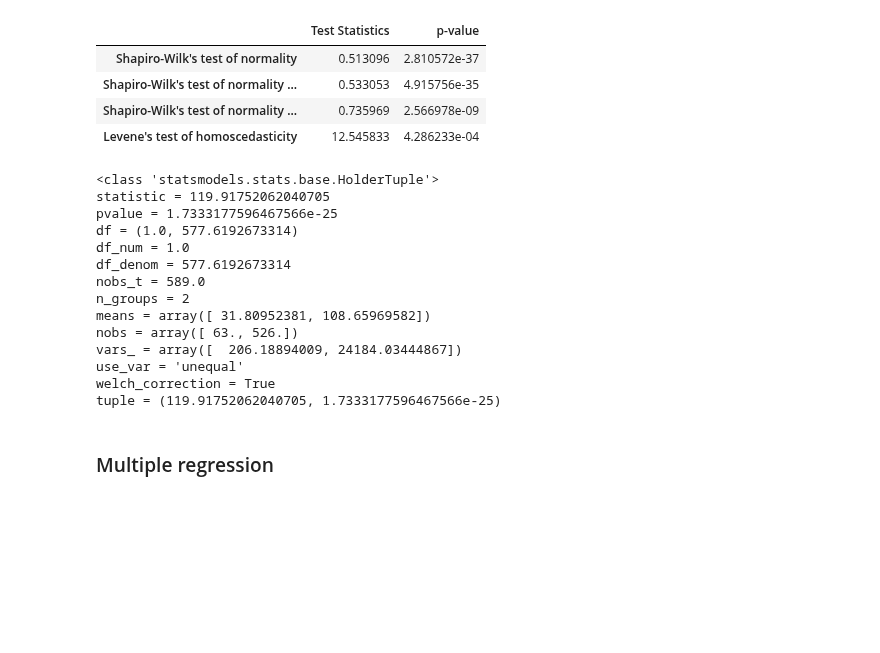
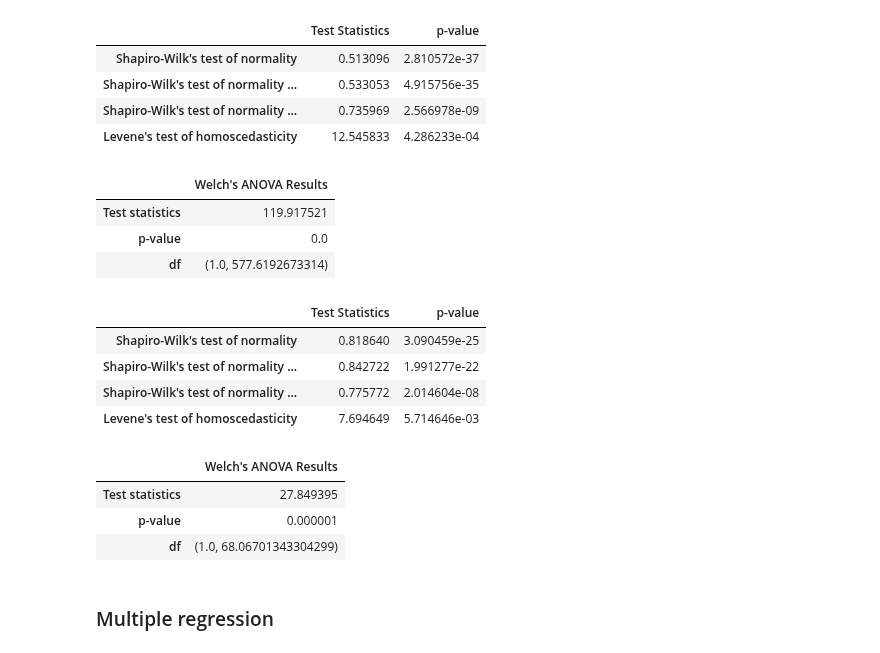
Before and after one commit to Ludougan123234/624-project, a Jupyter notebook: final.ipynb, the cells around one changed output. Cells and saved outputs as stored; diff of their text form; code cells hidden in the pictures; blank space fills up the shorter version.

```diff
--- a/final.ipynb
+++ b/final.ipynb
@@ -1200,29 +1212,68 @@ pd.DataFrame(
 | Shapiro-Wilk's test of normality ... | 0.533053 | 4.915756e-35 |
 | Shapiro-Wilk's test of normality ... | 0.735969 | 2.566978e-09 |
 | Levene's test of homoscedasticity | 12.545833 | 4.286233e-04 |
+# %%
+# Use Welch's ANOVA on the data since ANOVA's
+# normality and homoscedasticity are violated
+results = sm.stats.anova_oneway(
+    data=rucc_death_df["Deaths"],
+    groups=rucc_death_df["Rural"],
+    use_var="unequal",
+)
+
+# format the results and display it as a data frame
+pd.DataFrame({
+    "Test statistics": results.statistic,
+    "p-value": results.pvalue,
+    "df": [str(results.df)]
+}).T.rename(columns={0:"Welch's ANOVA Results"})
+# %% [output]
+|  | Welch's ANOVA Results |
+| Test statistics | 119.917521 |
+| p-value | 0.0 |
+| df | (1.0, 577.6192673314) |
+# %%
+# Use ANOVA to find if there is significant difference between rural and urban counties
+# overdose death count
+g1 = rucc_death_df["Crude Rate"][rucc_death_df["Rural"] == "Urban"]
+g2 = rucc_death_df["Crude Rate"][rucc_death_df["Rural"] == "Rural"]
+
+# First, test for the data's normality and homoscedasticity and see if it
+# is suitable for doing an ANOVA
+pd.DataFrame(
+    {
+        "Shapiro-Wilk's test of normality": stats.shapiro(rucc_death_df["Crude Rate"]),
+        "Shapiro-Wilk's test of normality (Urban)": stats.shapiro(g1),
+        "Shapiro-Wilk's test of normality (Rural)": stats.shapiro(g2),
+        "Levene's test of homoscedasticity": stats.levene(g1, g2),
+    },
+    index=['Test Statistics', 'p-value']
+).T # transpose dataframe for better readability
+# %% [output]
+|  | Test Statistics | p-value |
+| Shapiro-Wilk's test of normality | 0.818640 | 3.090459e-25 |
+| Shapiro-Wilk's test of normality ... | 0.842722 | 1.991277e-22 |
+| Shapiro-Wilk's test of normality ... | 0.775772 | 2.014604e-08 |
+| Levene's test of homoscedasticity | 7.694649 | 5.714646e-03 |
 # %%
 # Use Welch's ANOVA on the data since ANOVA's
 # normality and homoscedasticity are violated
-sm.stats.anova_oneway(
-    data=rucc_death_df["Deaths"],
+results = sm.stats.anova_oneway(
+    data=rucc_death_df["Crude Rate"],
     groups=rucc_death_df["Rural"],
     use_var="unequal",
 )
+
+pd.DataFrame({
+    "Test statistics": results.statistic,
+    "p-value": results.pvalue,
+    "df": [str(results.df)]
+}).T.rename(columns={0:"Welch's ANOVA Results"})
 # %% [output]
-<class 'statsmodels.stats.base.HolderTuple'>
-statistic = 119.91752062040705
-pvalue = 1.7333177596467566e-25
-df = (1.0, 577.6192673314)
-df_num = 1.0
-df_denom = 577.6192673314
-nobs_t = 589.0
-n_groups = 2
-means = array([ 31.80952381, 108.65969582])
-nobs = array([ 63., 526.])
-vars_ = array([  206.18894009, 24184.03444867])
-use_var = 'unequal'
-welch_correction = True
-tuple = (119.91752062040705, 1.7333177596467566e-25)
+|  | Welch's ANOVA Results |
+| Test statistics | 27.849395 |
+| p-value | 0.000001 |
+| df | (1.0, 68.06701343304299) |
 # %% [markdown]
 ### Multiple regression
 # %%
```
Also changed, not shown: parts of 12 cells of this notebook, 1 other file.
